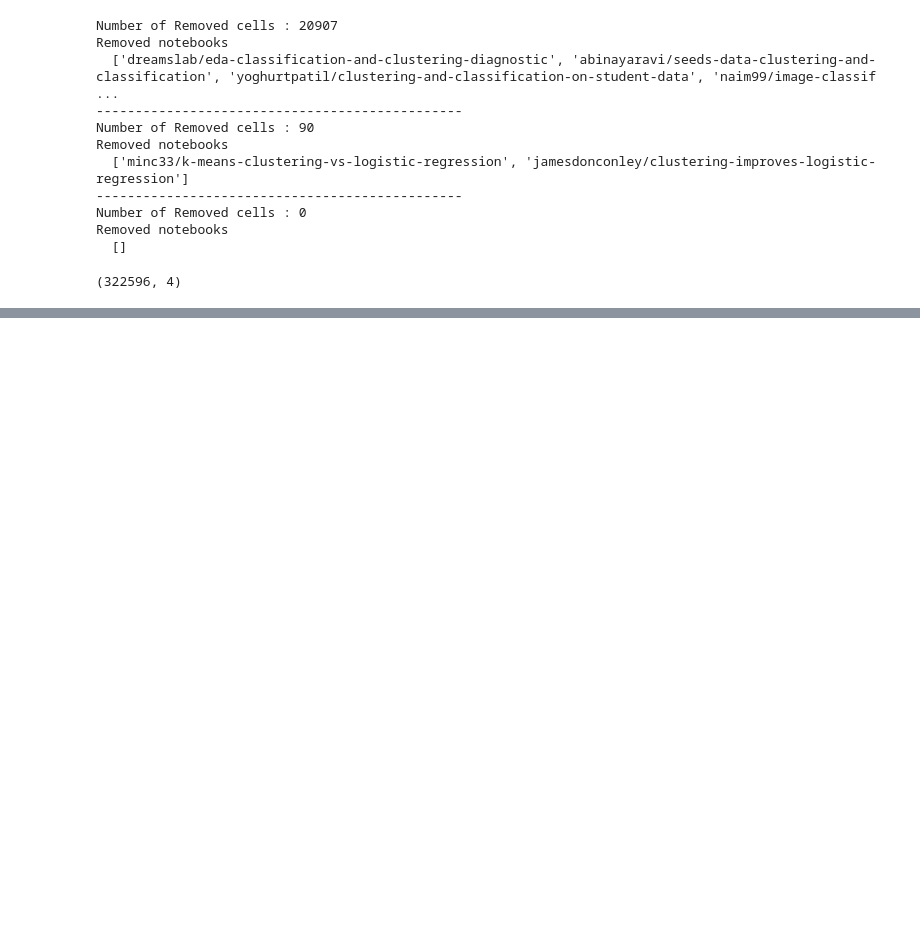
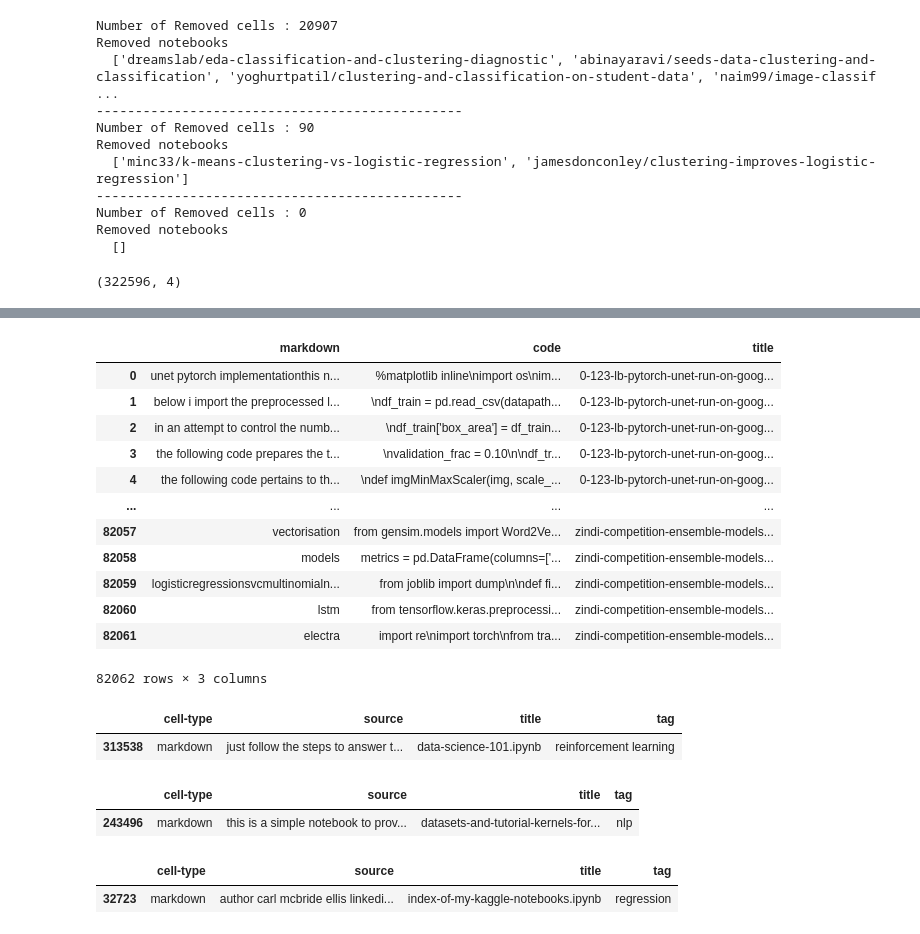
Before and after one commit to dikraMasrour/NotebookDocGen, a Jupyter notebook: Classification_Task/notebooks/09-Improving_results.ipynb, the cells around one changed output, grey strips where cells are left out. Cells and saved outputs as stored; diff of their text form; code cells hidden in the pictures; blank space fills up the shorter version.

```diff
--- a/Classification_Task/notebooks/09-Improving_results.ipynb
+++ b/Classification_Task/notebooks/09-Improving_results.ipynb
@@ -168,0 +190,2 @@ data.shape
+# %%
+new_df = pd.DataFrame(columns = ['markdown','code','title'])
@@ -168,0 +232,31 @@ data.shape
+# %%
+new_df
+# %% [output]
+|  | markdown | code | title |
+| 0 | unet pytorch implementationthis n... | %matplotlib inline\nimport os\nim... | 0-123-lb-pytorch-unet-run-on-goog... |
+| 1 | below i import the preprocessed l... | \ndf_train = pd.read_csv(datapath... | 0-123-lb-pytorch-unet-run-on-goog... |
+| 2 | in an attempt to control the numb... | \ndf_train['box_area'] = df_train... | 0-123-lb-pytorch-unet-run-on-goog... |
+| 3 | the following code prepares the t... | \nvalidation_frac = 0.10\n\ndf_tr... | 0-123-lb-pytorch-unet-run-on-goog... |
+| 4 | the following code pertains to th... | \ndef imgMinMaxScaler(img, scale_... | 0-123-lb-pytorch-unet-run-on-goog... |
+| ... | ... | ... | ... |
+| 82057 | vectorisation | from gensim.models import Word2Ve... | zindi-competition-ensemble-models... |
+| 82058 | models | metrics = pd.DataFrame(columns=['... | zindi-competition-ensemble-models... |
+| 82059 | logisticregressionsvcmultinomialn... | from joblib import dump\n\ndef fi... | zindi-competition-ensemble-models... |
+| 82060 | lstm | from tensorflow.keras.preprocessi... | zindi-competition-ensemble-models... |
+| 82061 | electra | import re\nimport torch\nfrom tra... | zindi-competition-ensemble-models... |
+82062 rows × 3 columns
+# %%
+data[data['title'] == 'data-science-101.ipynb']
+# %% [output]
+|  | cell-type | source | title | tag |
+| 313538 | markdown | just follow the steps to answer t... | data-science-101.ipynb | reinforcement learning |
+# %%
+data[data['title'] == 'datasets-and-tutorial-kernels-for-beginners.ipynb']
+# %% [output]
+|  | cell-type | source | title | tag |
+| 243496 | markdown | this is a simple notebook to prov... | datasets-and-tutorial-kernels-for... | nlp |
+# %%
+data[data['title'] == 'index-of-my-kaggle-notebooks.ipynb']
+# %% [output]
+|  | cell-type | source | title | tag |
+| 32723 | markdown | author carl mcbride ellis linkedi... | index-of-my-kaggle-notebooks.ipynb | regression |
```
Also changed, not shown: parts of 8 cells of this notebook.
